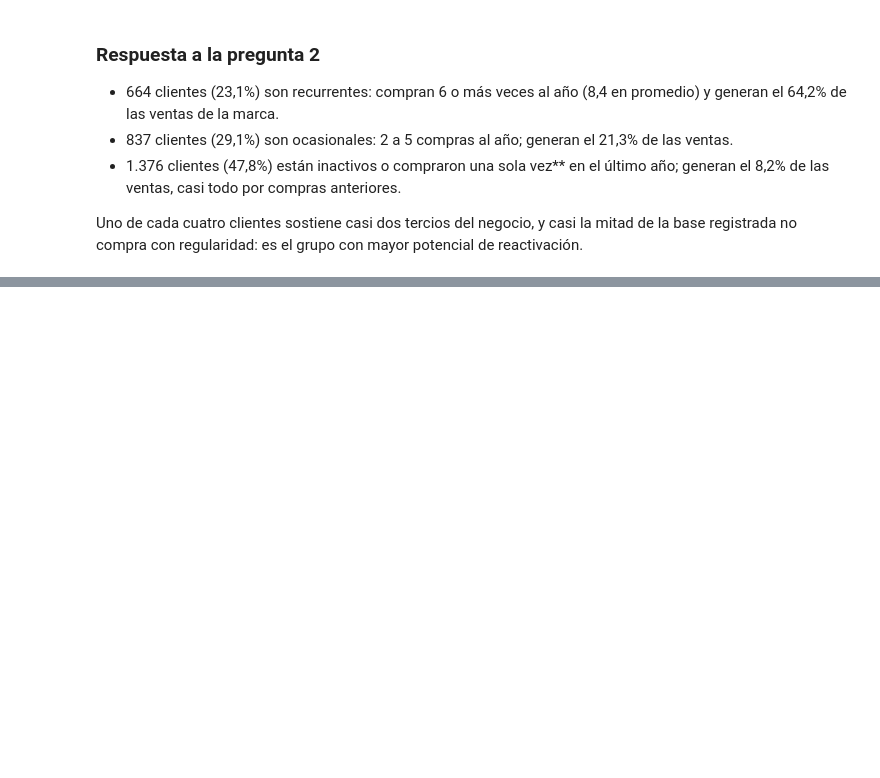
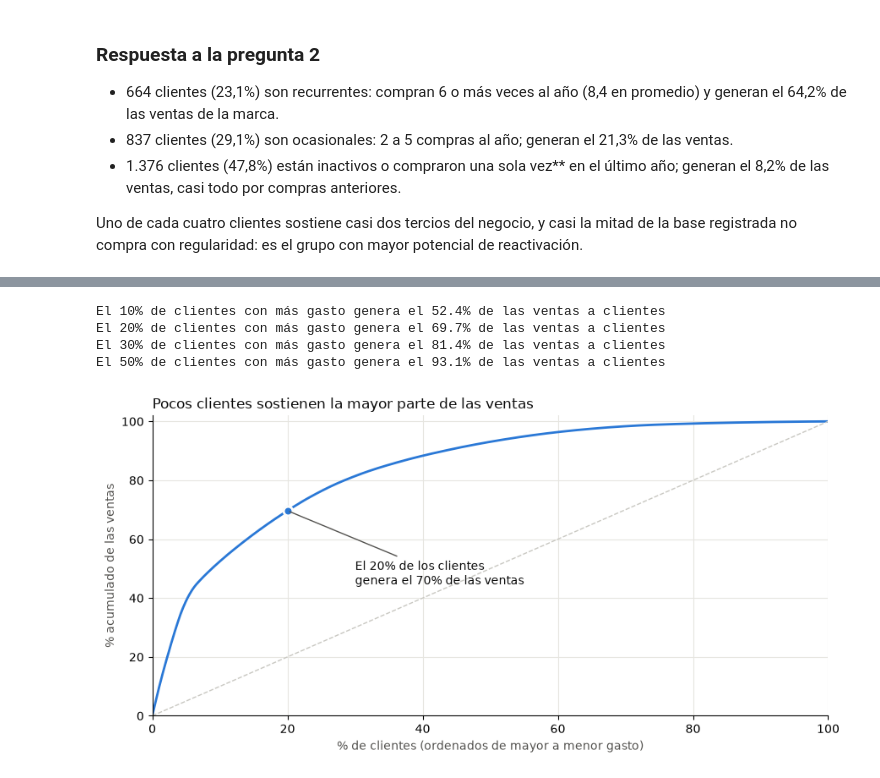
Before and after one commit to Edmh1/retail-customer-analytics, a Jupyter notebook: notebooks/02_analisis.ipynb, the cells around one changed output, grey strips where cells are left out. Drawn from its saved outputs; the diff is of its cells as text; code cells hidden in the pictures; blank space fills up the shorter version.

Commit message:
feat: identificar clientes de mayor valor y cruzarlos con la recurrencia

```diff
--- a/notebooks/02_analisis.ipynb
+++ b/notebooks/02_analisis.ipynb
@@ -426,0 +435,37 @@ Uno de cada cuatro clientes sostiene casi dos tercios del negocio, y casi la mit
+# %%
+orden = clientes["venta_total"].sort_values(ascending=False)
+pct_clientes = pd.Series(range(1, len(orden) + 1)) / len(orden) * 100
+pct_ventas = orden.cumsum().values / orden.sum() * 100
+
+for p in [10, 20, 30, 50]:
+    corte = int(len(orden) * p / 100)
+    print(f"El {p}% de clientes con más gasto genera el {pct_ventas[corte - 1]:.1f}% de las ventas a clientes")
+# %% [output]
+El 10% de clientes con más gasto genera el 52.4% de las ventas a clientes
+El 20% de clientes con más gasto genera el 69.7% de las ventas a clientes
+El 30% de clientes con más gasto genera el 81.4% de las ventas a clientes
+El 50% de clientes con más gasto genera el 93.1% de las ventas a clientes
+# %%
+fig, ax = plt.subplots(figsize=(9, 4.5))
+ax.plot(pct_clientes, pct_ventas, color="#2a78d6", linewidth=2)
+ax.plot([0, 100], [0, 100], color="#c9c8c2", linewidth=1, linestyle="--")
+
+top20 = pct_ventas[int(len(orden) * 0.2) - 1]
+ax.scatter([20], [top20], color="#2a78d6", s=60, zorder=3, edgecolor="#fcfcfb", linewidth=2)
+ax.annotate(f"El 20% de los clientes\ngenera el {top20:.0f}% de las ventas", xy=(20, top20),
+            xytext=(30, top20 - 25), fontsize=10, color="#0b0b0b",
+            arrowprops=dict(arrowstyle="-", color="#52514e"))
+
+ax.set_title("Pocos clientes sostienen la mayor parte de las ventas", loc="left", fontsize=12, color="#0b0b0b")
+ax.set_xlabel("% de clientes (ordenados de mayor a menor gasto)", color="#52514e")
+ax.set_ylabel("% acumulado de las ventas", color="#52514e")
+ax.set_xlim(0, 100); ax.set_ylim(0, 102)
+ax.spines[["top", "right"]].set_visible(False)
+ax.grid(color="#e6e5e0", linewidth=0.8)
+ax.set_axisbelow(True)
+
+plt.tight_layout()
+plt.savefig(FIGS / "q3_pareto.png", dpi=200, bbox_inches="tight")
+plt.show()
+# %% [output]
+[figure, added]
```
Also changed, not shown: parts of 6 cells of this notebook, 1 other file.
